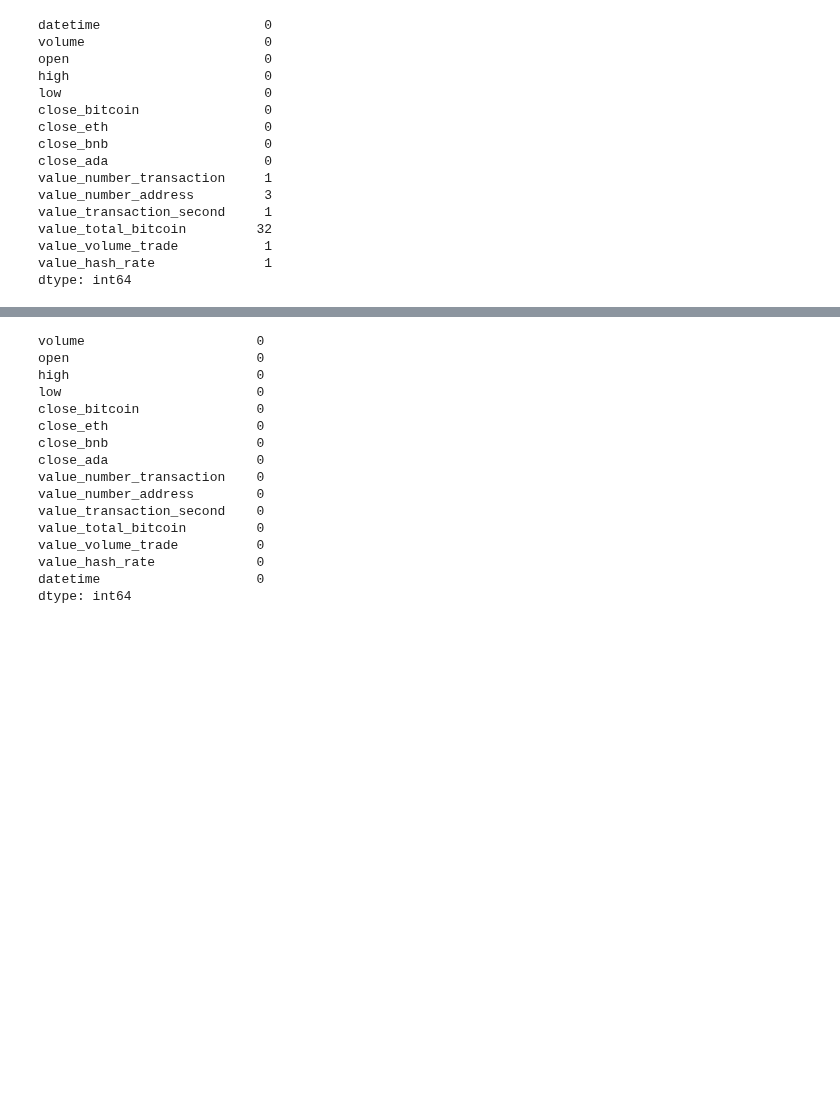
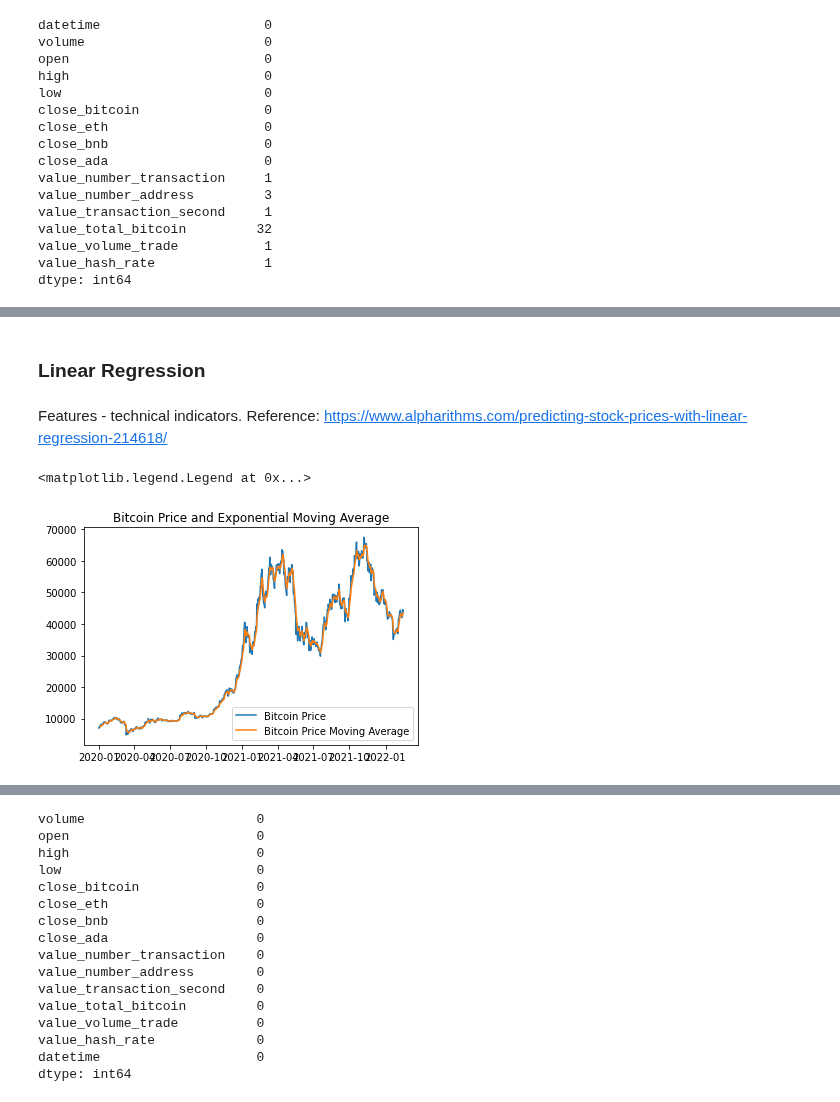
Before and after one commit to kevctae/Bittooth, a Jupyter notebook: notebooks/Julian/Classical_time_series.ipynb, the cells around one changed output, grey strips where cells are left out. Saved outputs shown, nothing was run; the diff lists cells and outputs as text; code cells hidden in the pictures; blank space fills up the shorter version.

```diff
--- a/notebooks/Julian/Classical_time_series.ipynb
+++ b/notebooks/Julian/Classical_time_series.ipynb
@@ -129,0 +128,28 @@ ModuleNotFoundError: No module named 'statsmodels'
+# %% [markdown]
+### Linear Regression
+# %% [markdown]
+Features - technical indicators.
+Reference: https://www.alpharithms.com/predicting-stock-prices-with-linear-regression-214618/
+# %%
+
+def technical_indicator(df, column, technical_indicator, length):
+
+    if technical_indicator == 'EMA':
+        df.ta.ema(close = column, length = length, append = True)
+
+    return df
+# %%
+bitcoin = technical_indicator(bitcoin, 'close_bitcoin', 'EMA', length = 5)
+# %%
+
+fig, ax = plt.subplots()
+
+
+ax.plot(bitcoin['datetime'],bitcoin['close_bitcoin'], label = 'Bitcoin Price')
+ax.plot(bitcoin['datetime'],bitcoin['EMA_5'], label = 'Bitcoin Price Moving Average')
+
+plt.title("Bitcoin Price and Exponential Moving Average")
+plt.legend()
+# %% [output]
+<matplotlib.legend.Legend at 0x...>
+[figure, added]
```
Also changed, not shown: parts of 13 cells of this notebook, 2 other files.
